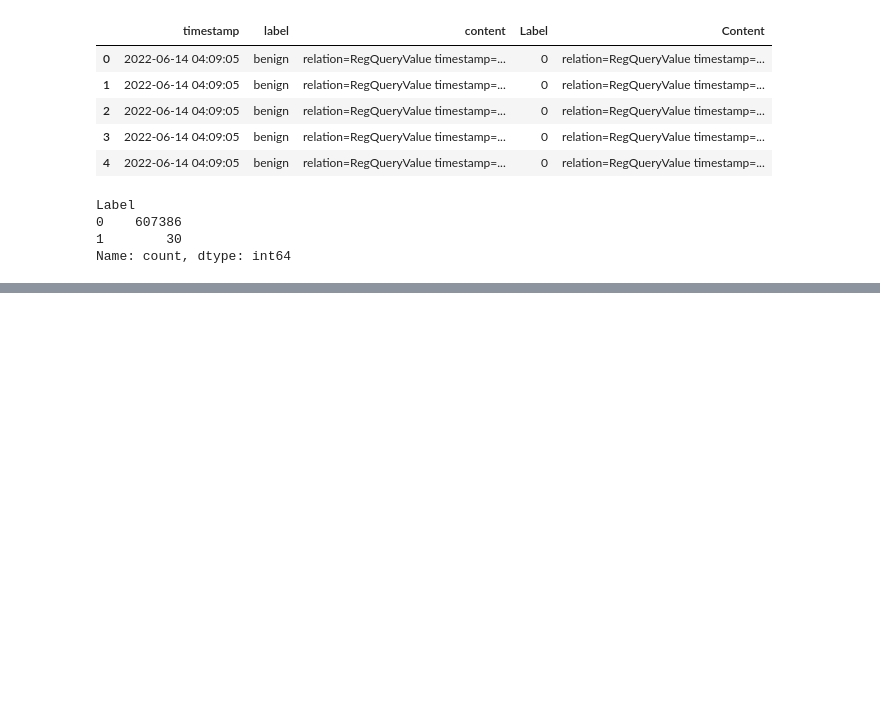
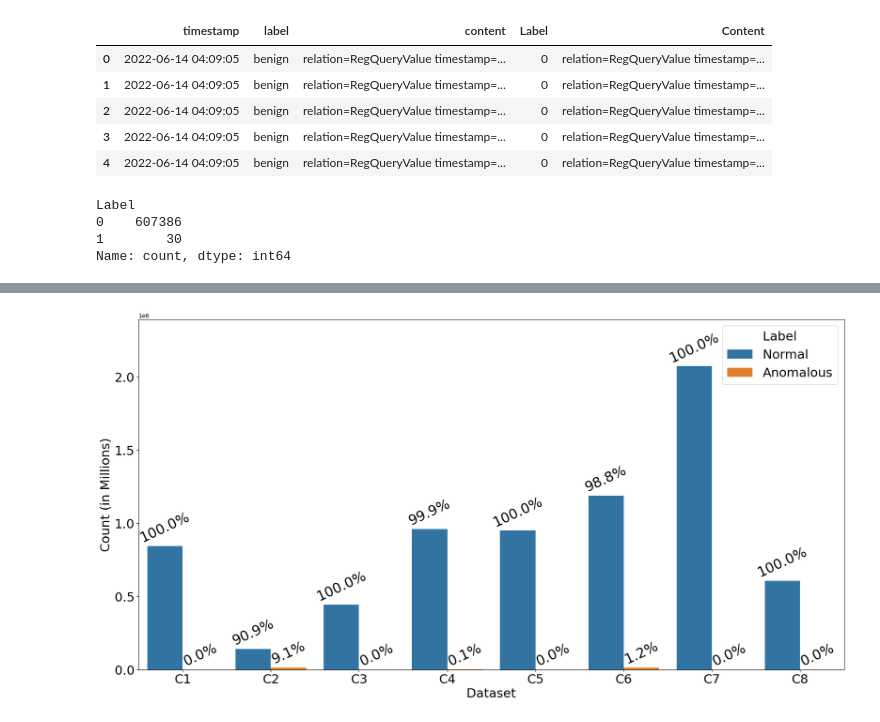
Before and after one commit to AhmedCoolProjects/SAGA-APT-Datasets-Preprocessing, a Jupyter notebook: SAGA APT Datasets Preprocessing.ipynb, the cells around one changed output, grey strips where cells are left out. Cells and saved outputs as stored; diff of their text form; code cells hidden in the pictures; blank space fills up the shorter version.

Commit message:
normal vs anomalous

```diff
--- a/SAGA APT Datasets Preprocessing.ipynb
+++ b/SAGA APT Datasets Preprocessing.ipynb
@@ -377,0 +386,76 @@ df2.to_csv("path_to/known_c8.csv", index=False)
+# %%
+BASE_PATH = Path(".../prod/known")
+# %%
+def load_prod(dataset_name, cols=None):
+    file_path = BASE_PATH / f"known_c{dataset_name}.csv"
+    df = pd.read_csv(file_path, low_memory=False)
+    if cols:
+        df = df[cols]
+    return df
+# %%
+data = {
+    f"C{name}": load_prod(name, ["Label"]) for name in datasets
+}
+# %%
+counts = {
+    name: {"Total": len(df), "Normal": df[df['Label'] == 0].shape[0], "Anomalous": df[df['Label'] == 1].shape[0]}
+    for name, df in data.items()
+}
+# %%
+#Convert the dictionary to a DataFrame and reset the index
+df = pd.DataFrame(counts).T.reset_index()
+df = df.rename(columns={"index": "Dataset"})
+
+# Melt the DataFrame to a long format suitable for Seaborn
+# This creates separate rows for 'Normal' and 'Anomalous' counts
+df_melted = df.melt(id_vars="Dataset", value_vars=["Normal", "Anomalous"],
+                    var_name="Label", value_name="Count")
+
+# --- New section to calculate percentages ---
+# Create a dictionary mapping each Dataset to its Total count
+total_counts = df.set_index('Dataset')['Total'].to_dict()
+
+# Calculate the percentage for each row in the melted DataFrame
+# The percentage is (Count / Total for that Dataset) * 100
+df_melted['Percentage'] = df_melted.apply(
+    lambda row: (row['Count'] / total_counts[row['Dataset']]) * 100,
+    axis=1
+)
+# --- End of new section ---
+
+# Set the figure size for better readability
+plt.style.use('default')
+plt.figure(figsize=(22, 11))
+
+# Create the bar plot and store the Axes object
+ax = sns.barplot(data=df_melted, x="Dataset", y="Count", hue="Label")
+
+# Add the percentage labels on top of each bar
+# ax.containers holds the groups of bars (one group for 'Normal', one for 'Anomalous')
+for i, container in enumerate(ax.containers):
+    # Get the correct percentage values for the current container (hue)
+    # The order of hue is determined by the `value_vars` list in `melt`
+    hue_label = ["Normal", "Anomalous"][i]
+    labels = [f'{p:.1f}%' for p in df_melted[df_melted['Label'] == hue_label]['Percentage']]
+
+    # Attach the labels to the bars in the container
+    ax.bar_label(container, labels=labels, label_type='edge', fontsize=_FONT_SIZE, padding=2, rotation=25)
+
+
+# Adjust the y-axis limit to give more space for the labels
+ax.set_ylim(top=ax.get_ylim()[1] * 1.1)
+ax.set_xticklabels(ax.get_xticklabels(), ha='center', fontsize=_FS)
+ax.get_yaxis().set_tick_params(labelsize=_FS)
+
+
+
+# Add titles and labels for clarity
+# plt.title("Counts of Normal and Anomalous Labels per Dataset with Percentages")
+plt.xlabel("Dataset", fontsize=_FS)
+plt.ylabel("Count (in Millions)", fontsize=_FS)
+plt.legend(title="Label", fontsize=_FS, title_fontsize=_FS)
+
+# Display the plot
+plt.show()
+# %% [output]
+[figure, added]
```
Also changed, not shown: parts of 3 cells of this notebook, 1 other file.
